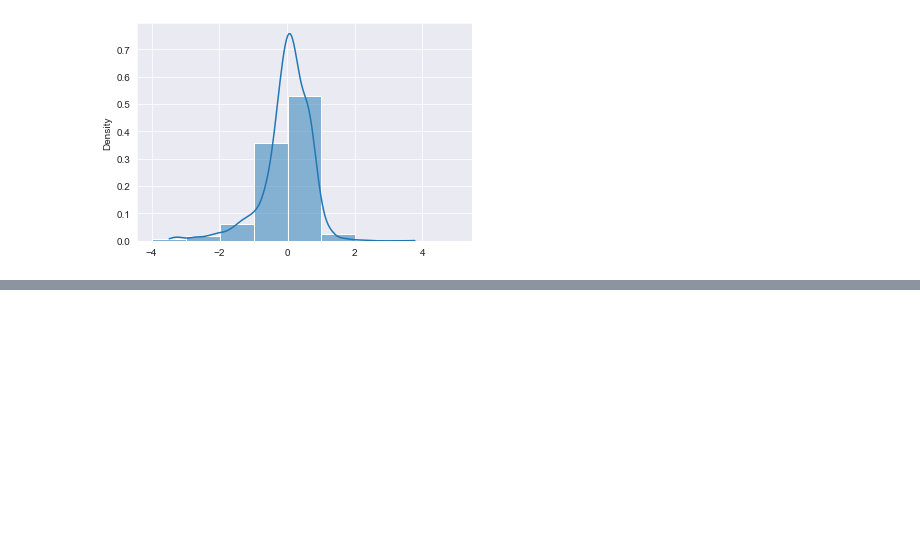
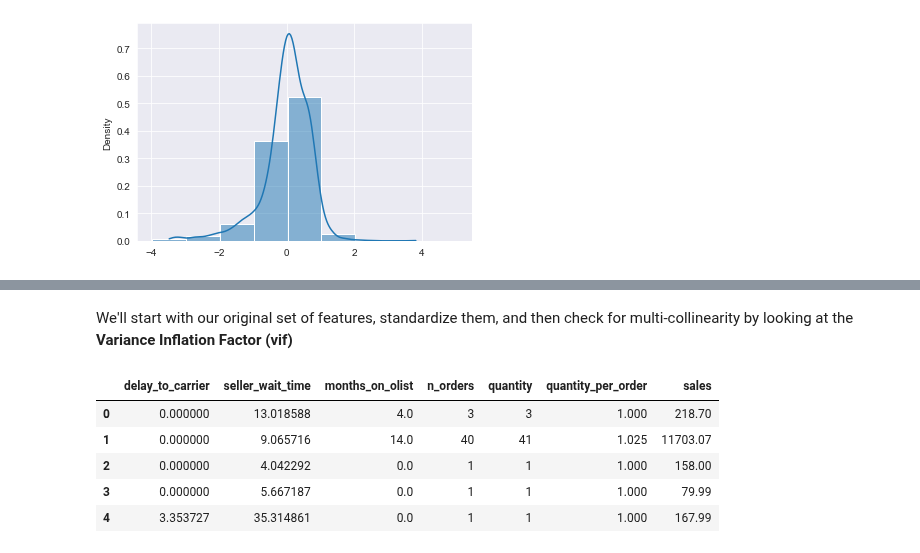
Before and after one commit to phlln/olist-analysis, a Jupyter notebook: notebooks/Sellers Data Analysis-UPDATED.ipynb, the cells around one changed output, grey strips where cells are left out. Drawn from its saved outputs; the diff is of its cells as text; code cells hidden in the pictures; blank space fills up the shorter version.

```diff
--- a/notebooks/Sellers Data Analysis-UPDATED.ipynb
+++ b/notebooks/Sellers Data Analysis-UPDATED.ipynb
@@ -545,0 +554,14 @@ Since logistic regressions are better able to capture the relationship between f
+# %% [markdown]
+We'll start with our original set of features, standardize them, and then check for multi-collinearity by looking at the **Variance Inflation Factor (vif)**
+# %%
+features = ['delay_to_carrier', 'seller_wait_time', 'months_on_olist', 'n_orders', 'quantity', 'quantity_per_order', 'sales']
+
+X = sellers[features]
+X.head()
+# %% [output]
+|  | delay_to_carrier | seller_wait_time | months_on_olist | n_orders | quantity | quantity_per_order | sales |
+| 0 | 0.000000 | 13.018588 | 4.0 | 3 | 3 | 1.000 | 218.70 |
+| 1 | 0.000000 | 9.065716 | 14.0 | 40 | 41 | 1.025 | 11703.07 |
+| 2 | 0.000000 | 4.042292 | 0.0 | 1 | 1 | 1.000 | 158.00 |
+| 3 | 0.000000 | 5.667187 | 0.0 | 1 | 1 | 1.000 | 79.99 |
+| 4 | 3.353727 | 35.314861 | 0.0 | 1 | 1 | 1.000 | 167.99 |
```
Also changed, not shown: parts of 49 cells of this notebook, 1 other file.
